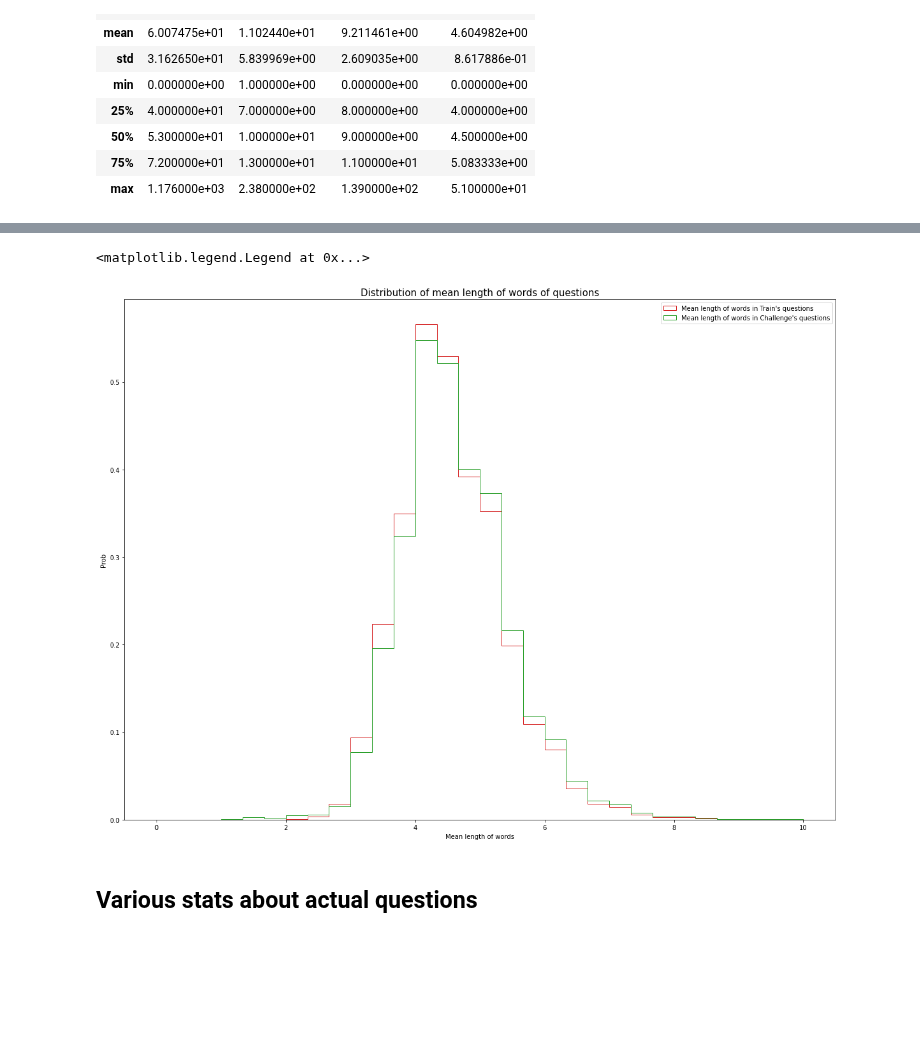
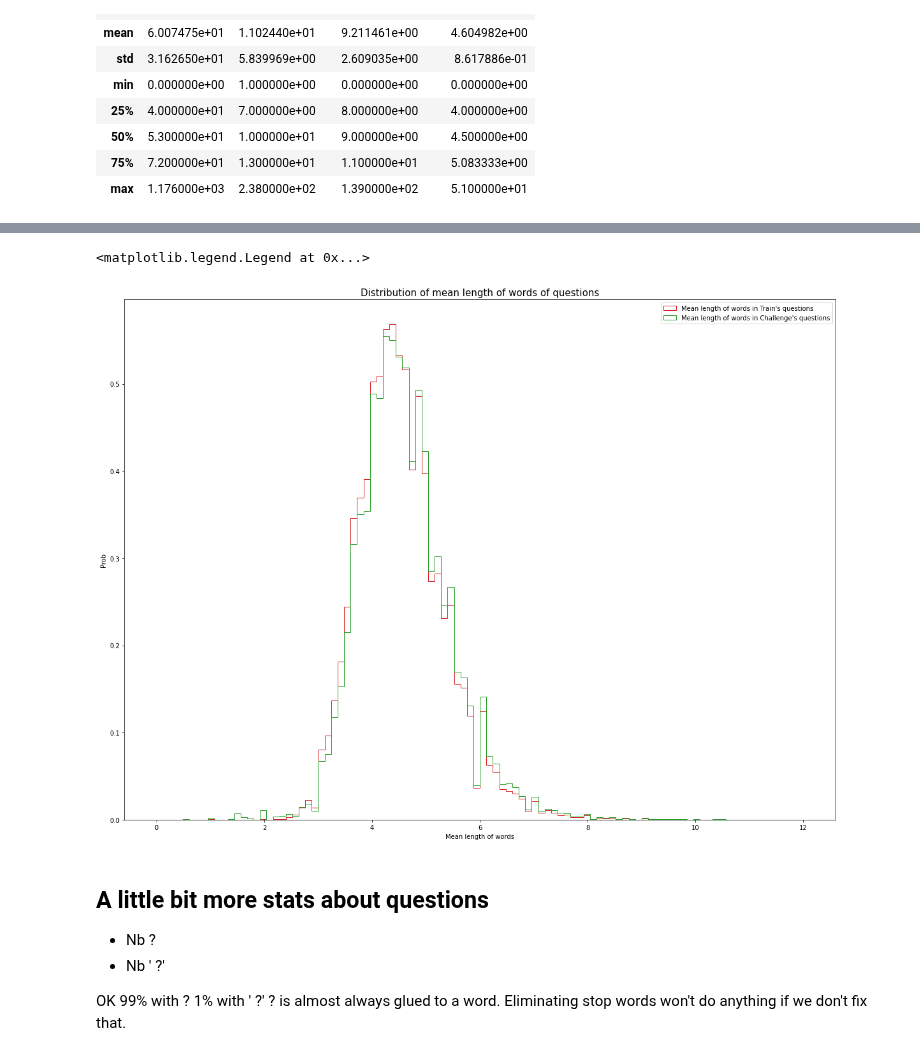
Before and after one commit to acharroux/QuoraPairs, a Jupyter notebook: Analysis/SimpleAnalysis.ipynb, the cells around one changed output, grey strips where cells are left out. Drawn from its saved outputs; the diff is of its cells as text; code cells hidden in the pictures; blank space fills up the shorter version.

```diff
--- a/Analysis/SimpleAnalysis.ipynb
+++ b/Analysis/SimpleAnalysis.ipynb
@@ -414,17 +419,22 @@ plot.legend()
 # %%
 palette = sns.color_palette()
 plot.figure(figsize=(20, 15))
-plot.hist(words_of_train_questions['MeanLengthWord'],bins=30,range=[0,10],density=True,color=palette[3],label="Mean length of words in Train's questions",histtype='step')
-plot.hist(words_of_challenge_questions['MeanLengthWord'],bins=30,range=[0,10],density=True,color=palette[2],label="Mean length of words in Challenge's questions",alpha=1,histtype='step')
+plot.hist(words_of_train_questions['MeanLengthWord'],bins=100,range=[0,12],density=True,color=palette[3],label="Mean length of words in Train's questions",histtype='step')
+plot.hist(words_of_challenge_questions['MeanLengthWord'],bins=100,range=[0,12],density=True,color=palette[2],label="Mean length of words in Challenge's questions",alpha=1,histtype='step')
+
 plot.title('Distribution of mean length of words of questions', fontsize=15)
 plot.xlabel('Mean length of words')
 plot.ylabel('Prob')
 plot.legend()
 # %% [output]
 <matplotlib.legend.Legend at 0x...>
-[figure, old version]
+[figure, new version]
-# %% [markdown]
-## Various stats about actual questions
+# %% [markdown]
+## A little bit more stats about questions
+* Nb ?
+* Nb ' ?'
+
+OK 99% with ? 1% with ' ?' ? is almost always glued to a word. Eliminating stop words won't do anything if we don't fix that.
 # %%
 properties_train['% of questions with ?'] = round(all_train_questions.apply(lambda q: '?' in q).mean()*100,2)
 properties_train['% of questions with " ?"'] = round(all_train_questions.apply(lambda q: ' ?' in q).mean()*100,2)
```
Also changed, not shown: parts of 35 cells of this notebook, 5 other files.
